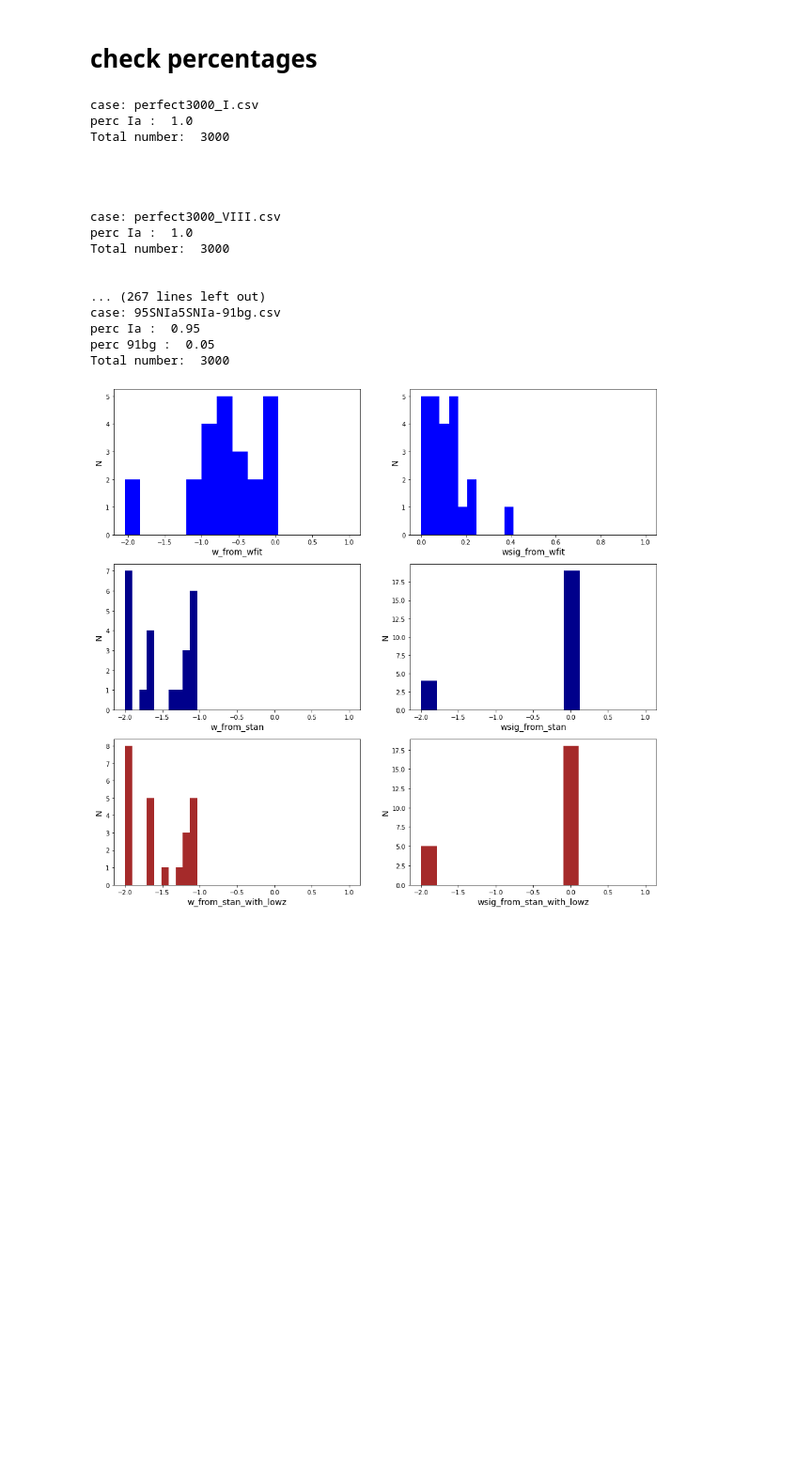
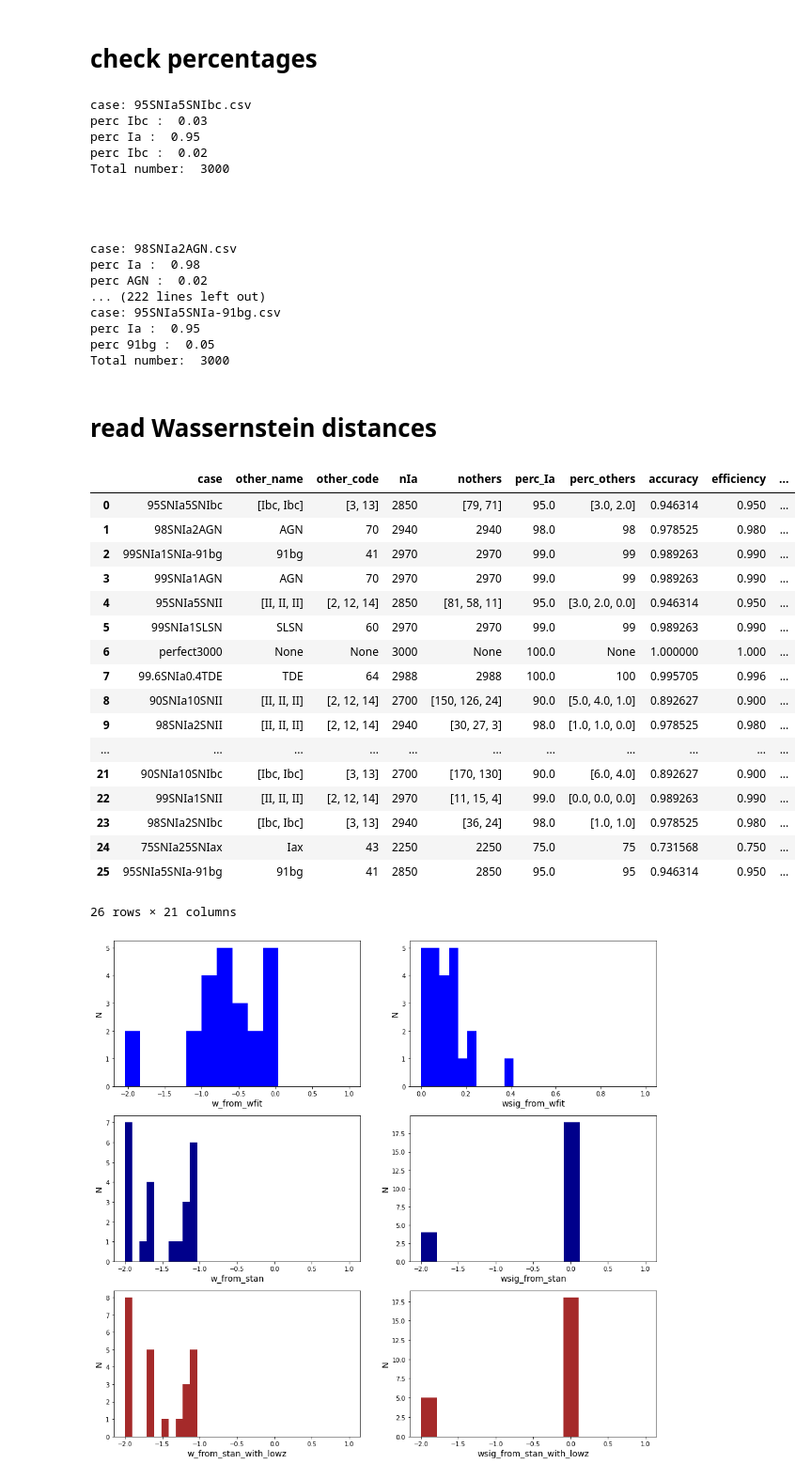
Before and after one commit to emilleishida/resspect_metric, a Jupyter notebook: posteriors/WFD/summary2.ipynb, the cells around one changed output. Shown at 94% size. Drawn from its saved outputs; the diff is of its cells as text; code cells hidden in the pictures; blank space fills up the shorter version.

Commit message:
add notebook to create summary table

```diff
--- a/posteriors/WFD/summary2.ipynb
+++ b/posteriors/WFD/summary2.ipynb
@@ -47,7 +47,8 @@ SNANA_names = {11: 'Ia', 3:'Ibc', 13: 'Ibc', 2:'II', 12:'II', 14:'II',
                63:'CART', 64:'TDE', 70:'AGN', 80:'RRL', 81:'M-dwarf', 83:'EB',
                84:'Mira', 90:'MicroLB', 91:'MicroL', 93:'MicroL'}
 # %%
-cases = os.listdir('/media/emille/git/COIN/RESSPECT_work/PLAsTiCC/metrics_paper/' + \
+cases = os.listdir('/media/emille/git/COIN/RESSPECT_work/PLAsTiCC/' + \
+                   'metrics_paper/' + \
                    'resspect_metric/SALT2_fit/WFD/')
 # %%
 #cases.remove('fiducial.csv')
@@ -61,13 +62,22 @@ cases.remove('perfect1500.csv')
 #cases.remove('75SNIa25SNIax.csv')
 cases.remove('perfect6000.csv')
 cases.remove('perfect3000_IX.csv')
+cases.remove('perfect3000_I.csv')
+cases.remove('perfect3000_II.csv')
+cases.remove('perfect3000_III.csv')
+cases.remove('perfect3000_IV.csv')
+cases.remove('perfect3000_V.csv')
+cases.remove('perfect3000_VI.csv')
+cases.remove('perfect3000_VII.csv')
+cases.remove('perfect3000_VIII.csv')
 cases.remove('perfect3000_0.csv')
 # %% [markdown]
 # check percentages
 # %%
 for name in cases:
 
-    fname = '/media/emille/git/COIN/RESSPECT_work/PLAsTiCC/metrics_paper/resspect_metric/SALT2_fit/WFD/' \
+    fname = '/media/emille/git/COIN/RESSPECT_work/PLAsTiCC/metrics_paper/' + \
+            'resspect_metric/SALT2_fit/WFD/' \
               + name
 
     data = pd.read_csv(fname)
@@ -81,23 +91,35 @@ for name in cases:
     print('Total number: ', data.shape[0])
     print('\n')
 # %% [output]
-case: perfect3000_I.csv
-perc Ia :  1.0
+case: 95SNIa5SNIbc.csv
+perc Ibc :  0.03
+perc Ia :  0.95
+perc Ibc :  0.02
 Total number:  3000
 
 
 
 
-case: perfect3000_VIII.csv
-perc Ia :  1.0
-Total number:  3000
-
-
-... (267 lines left out)
+case: 98SNIa2AGN.csv
+perc Ia :  0.98
+perc AGN :  0.02
+... (222 lines left out)
 case: 95SNIa5SNIa-91bg.csv
 perc Ia :  0.95
 perc 91bg :  0.05
 Total number:  3000
+# %% [markdown]
+# read Wassernstein distances
+# %%
+fname = '/media/emille/git/COIN/RESSPECT_work/PLAsTiCC/metrics_paper/' + \
+        'resspect_metric/Wasserstein/wassersteinDistances_wfd.dat'
+
+wdist = pd.read_csv(fname)
+name_flagA = np.array(['perfect3000' in name for name in wdist['FileA'].values])
+name_flagB = np.array(['perfect3000' in name for name in wdist['FileB'].values])
+name_flag = np.logical_or(name_flagA, name_flagB)
+
+wdist_wfd = wdist[name_flag]
 # %%
 names = []
 
@@ -251,5 +305,26 @@ data_all['stan_omsig_lowz'] = stan_omsig_all_lowz
 
 data_all = pd.DataFrame(data_all)
+# %%
+data_all
+# %% [output]
+|  | case | other_name | other_code | nIa | nothers | perc_Ia | perc_others | accuracy | efficiency | ... |
+| 0 | 95SNIa5SNIbc | [Ibc, Ibc] | [3, 13] | 2850 | [79, 71] | 95.0 | [3.0, 2.0] | 0.946314 | 0.950 | ... |
+| 1 | 98SNIa2AGN | AGN | 70 | 2940 | 2940 | 98.0 | 98 | 0.978525 | 0.980 | ... |
+| 2 | 99SNIa1SNIa-91bg | 91bg | 41 | 2970 | 2970 | 99.0 | 99 | 0.989263 | 0.990 | ... |
+| 3 | 99SNIa1AGN | AGN | 70 | 2970 | 2970 | 99.0 | 99 | 0.989263 | 0.990 | ... |
+| 4 | 95SNIa5SNII | [II, II, II] | [2, 12, 14] | 2850 | [81, 58, 11] | 95.0 | [3.0, 2.0, 0.0] | 0.946314 | 0.950 | ... |
+| 5 | 99SNIa1SLSN | SLSN | 60 | 2970 | 2970 | 99.0 | 99 | 0.989263 | 0.990 | ... |
+| 6 | perfect3000 | None | None | 3000 | None | 100.0 | None | 1.000000 | 1.000 | ... |
+| 7 | 99.6SNIa0.4TDE | TDE | 64 | 2988 | 2988 | 100.0 | 100 | 0.995705 | 0.996 | ... |
+| 8 | 90SNIa10SNII | [II, II, II] | [2, 12, 14] | 2700 | [150, 126, 24] | 90.0 | [5.0, 4.0, 1.0] | 0.892627 | 0.900 | ... |
+| 9 | 98SNIa2SNII | [II, II, II] | [2, 12, 14] | 2940 | [30, 27, 3] | 98.0 | [1.0, 1.0, 0.0] | 0.978525 | 0.980 | ... |
+| ... | ... | ... | ... | ... | ... | ... | ... | ... | ... | ... |
+| 21 | 90SNIa10SNIbc | [Ibc, Ibc] | [3, 13] | 2700 | [170, 130] | 90.0 | [6.0, 4.0] | 0.892627 | 0.900 | ... |
+| 22 | 99SNIa1SNII | [II, II, II] | [2, 12, 14] | 2970 | [11, 15, 4] | 99.0 | [0.0, 0.0, 0.0] | 0.989263 | 0.990 | ... |
+| 23 | 98SNIa2SNIbc | [Ibc, Ibc] | [3, 13] | 2940 | [36, 24] | 98.0 | [1.0, 1.0] | 0.978525 | 0.980 | ... |
+| 24 | 75SNIa25SNIax | Iax | 43 | 2250 | 2250 | 75.0 | 75 | 0.731568 | 0.750 | ... |
+| 25 | 95SNIa5SNIa-91bg | 91bg | 41 | 2850 | 2850 | 95.0 | 95 | 0.946314 | 0.950 | ... |
+26 rows × 21 columns
 # %%
 data_all.to_csv('summary_cases_omprior_0.01_flat_emille.csv', index=False)
 data_all.to_csv('/media2/RESSPECT2/data/posteriors_wfd/omprior_0.01_flat/summary_cases_omprior_0.01_flat_emille.csv', index=False)
```
Also changed, not shown: parts of 5 cells of this notebook.
